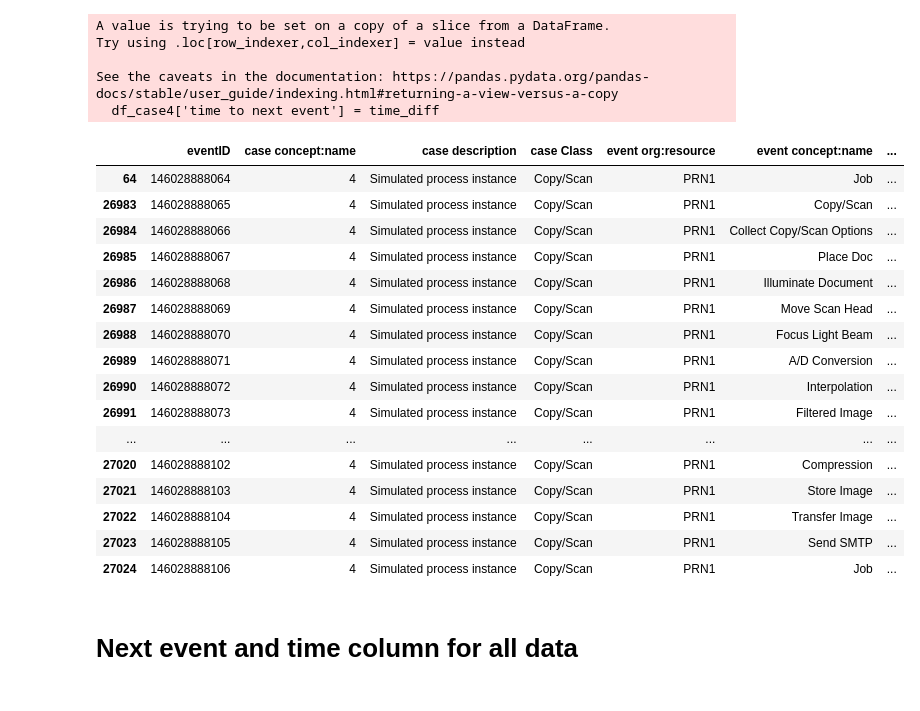
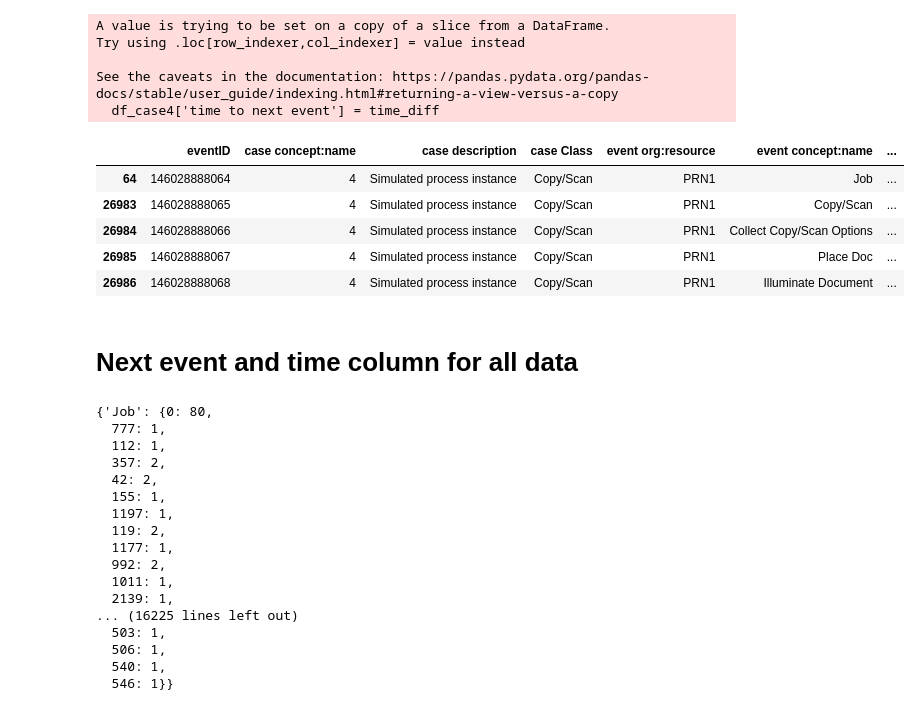
Before and after one commit to daangouw/Process-Mining, a Jupyter notebook: Added columns.ipynb, the cells around one changed output. Cells and saved outputs as stored; diff of their text form; code cells hidden in the pictures.

```diff
--- a/Added columns.ipynb
+++ b/Added columns.ipynb
@@ -4,7 +4,7 @@
 import pandas as pd
 from datetime import datetime
 # %%
-df_train = pd.read_csv('event-log-training.csv')
+df_train = pd.read_csv('data/event-log-training.csv')
 # %%
 df_train
 # %% [output]
@@ -115,25 +115,14 @@ Try using .loc[row_indexer,col_indexer] = value instead
 See the caveats in the documentation: https://pandas.pydata.org/pandas-docs/stable/user_guide/indexing.html#returning-a-view-versus-a-copy
   df_case4['time to next event'] = time_diff
 # %%
-df_case4
+df_case4.head()
 # %% [output]
 |  | eventID | case concept:name | case description | case Class | event org:resource | event concept:name | ... |
 | 64 | 146028888064 | 4 | Simulated process instance | Copy/Scan | PRN1 | Job | ... |
 | 26983 | 146028888065 | 4 | Simulated process instance | Copy/Scan | PRN1 | Copy/Scan | ... |
 | 26984 | 146028888066 | 4 | Simulated process instance | Copy/Scan | PRN1 | Collect Copy/Scan Options | ... |
 | 26985 | 146028888067 | 4 | Simulated process instance | Copy/Scan | PRN1 | Place Doc | ... |
 | 26986 | 146028888068 | 4 | Simulated process instance | Copy/Scan | PRN1 | Illuminate Document | ... |
-| 26987 | 146028888069 | 4 | Simulated process instance | Copy/Scan | PRN1 | Move Scan Head | ... |
-| 26988 | 146028888070 | 4 | Simulated process instance | Copy/Scan | PRN1 | Focus Light Beam | ... |
-| 26989 | 146028888071 | 4 | Simulated process instance | Copy/Scan | PRN1 | A/D Conversion | ... |
-| 26990 | 146028888072 | 4 | Simulated process instance | Copy/Scan | PRN1 | Interpolation | ... |
-| 26991 | 146028888073 | 4 | Simulated process instance | Copy/Scan | PRN1 | Filtered Image | ... |
-| ... | ... | ... | ... | ... | ... | ... | ... |
-| 27020 | 146028888102 | 4 | Simulated process instance | Copy/Scan | PRN1 | Compression | ... |
-| 27021 | 146028888103 | 4 | Simulated process instance | Copy/Scan | PRN1 | Store Image | ... |
-| 27022 | 146028888104 | 4 | Simulated process instance | Copy/Scan | PRN1 | Transfer Image | ... |
-| 27023 | 146028888105 | 4 | Simulated process instance | Copy/Scan | PRN1 | Send SMTP | ... |
-| 27024 | 146028888106 | 4 | Simulated process instance | Copy/Scan | PRN1 | Job | ... |
 # %% [markdown]
 # Next event and time column for all data
 # %%
@@ -142,0 +144,20 @@ df_result = pd.DataFrame()
+# %%
+int_dict
+# %% [output]
+{'Job': {0: 80,
+  777: 1,
+  112: 1,
+  357: 2,
+  42: 2,
+  155: 1,
+  1197: 1,
+  119: 2,
+  1177: 1,
+  992: 2,
+  1011: 1,
+  2139: 1,
+... (16225 lines left out)
+  503: 1,
+  506: 1,
+  540: 1,
+  546: 1}}
```
Also changed, not shown: parts of 16 cells of this notebook.
